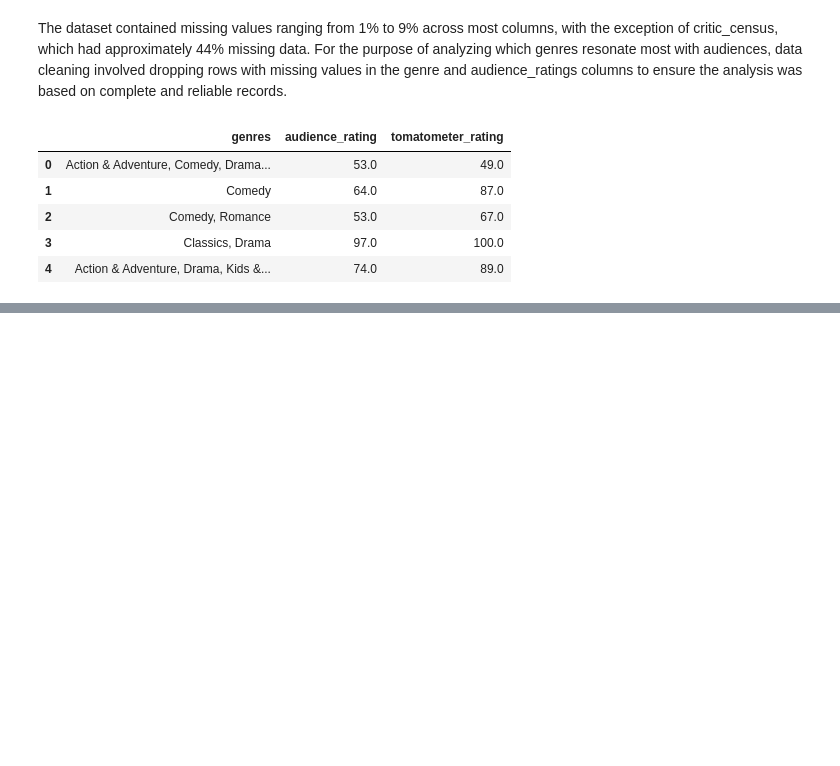
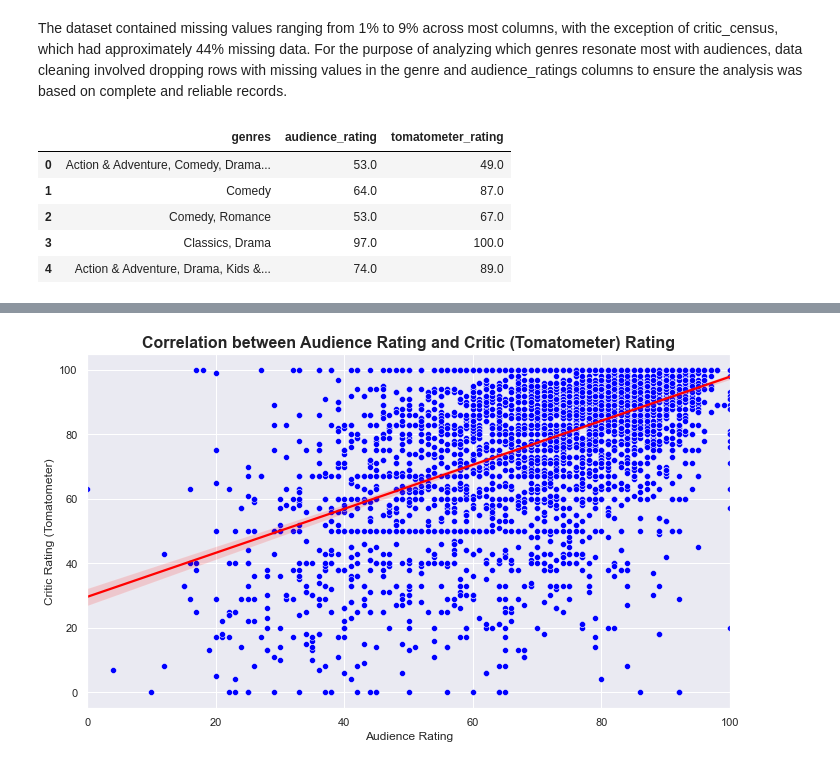
Before and after one commit to oomollo/Group5_Phase2_Project, a Jupyter notebook: index.ipynb, the cells around one changed output, grey strips where cells are left out. Drawn from its saved outputs; the diff is of its cells as text; code cells hidden in the pictures; blank space fills up the shorter version.

```diff
--- a/index.ipynb
+++ b/index.ipynb
@@ -419,0 +451,24 @@ plt.show()
+# %%
+# Filter top genres from the original DataFrame
+top_genres = genre_ratings['genres']
+genre_rating_df = cleaned_df[cleaned_df['genres'].isin(top_genres)].copy()
+
+# Calculate the average of the two ratings
+genre_rating_df['average_rating'] = genre_rating_df[['audience_rating', 'tomatometer_rating']].mean(axis=1)
+
+# Sort by average rating
+top_genres_df = genre_rating_df.sort_values('average_rating', ascending=False)
+
+# Reshape the data to long format for Seaborn plotting
+long_df = pd.melt(
+    top_genres_df,
+    id_vars='genres',
+    value_vars=['audience_rating', 'tomatometer_rating'],
+    var_name='rating_type',
+    value_name='rating'
+)
+
+long_df['rating_type'] = long_df['rating_type'].map({
+    'audience_rating': 'Audience',
+    'tomatometer_rating': 'Critic'
+})
@@ -419,0 +539,18 @@ plt.show()
+# %%
+plt.figure(figsize=(10, 6))
+sns.scatterplot(data=genre_rating_df,x='audience_rating',y='tomatometer_rating',color='blue')
+
+
+# Create the scatterplot with a line of best fit
+sns.regplot(data=genre_rating_df, x='audience_rating', y='tomatometer_rating', color="red", scatter=False)
+
+# Add a title and labels
+plt.title('Correlation between Audience Rating and Critic (Tomatometer) Rating', fontsize=16, weight='bold')
+plt.xlabel('Audience Rating', fontsize=12)
+plt.ylabel('Critic Rating (Tomatometer)', fontsize=12)
+
+# Show the plot
+plt.tight_layout()
+plt.show()
+# %% [output]
+[figure, added]
```
Also changed, not shown: parts of 66 cells of this notebook, 2 other files.
